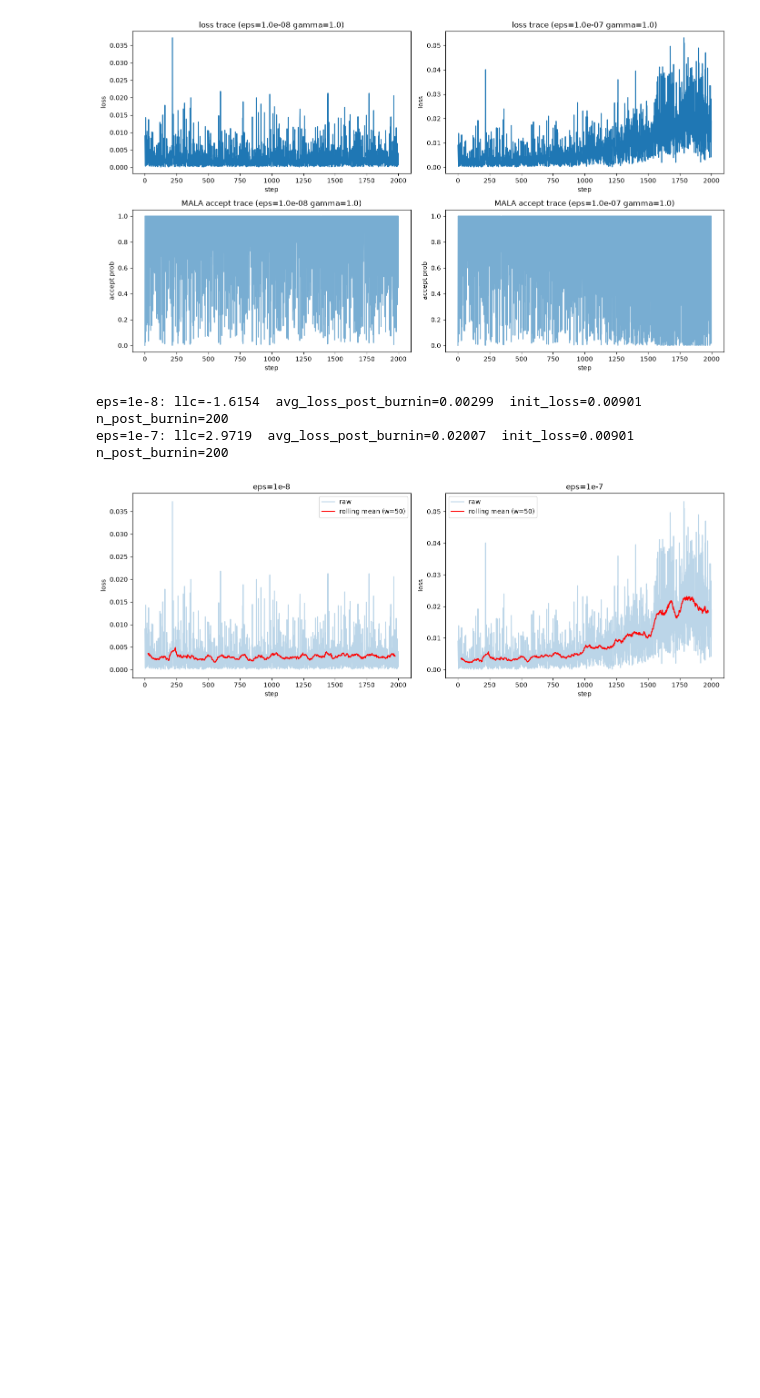
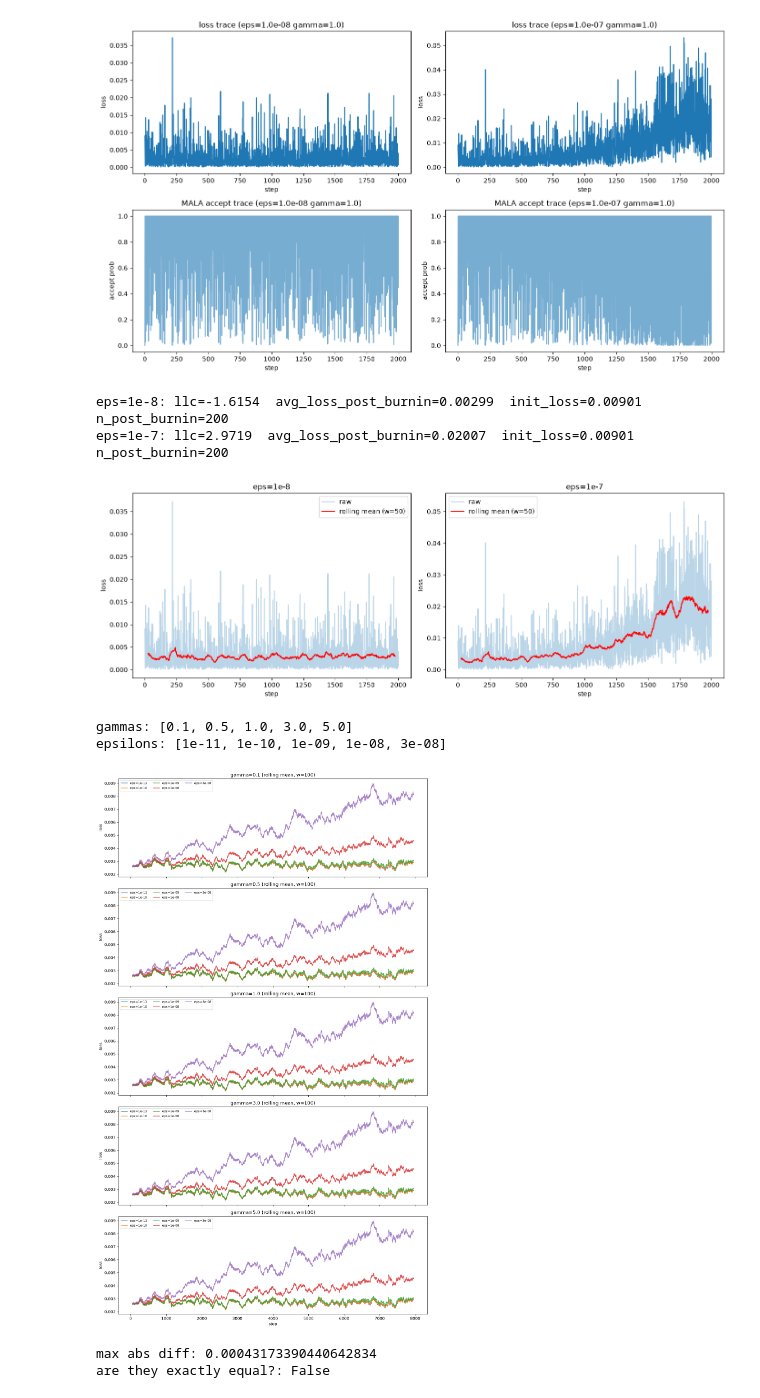
Before and after one commit to shiryu-nakano/dsb-llc-reproduction, a Jupyter notebook: plots_DSB_reproductin.ipynb, the cells around one changed output. Drawn from its saved outputs; the diff is of its cells as text; code cells hidden in the pictures; blank space fills up the shorter version.

```diff
--- a/plots_DSB_reproductin.ipynb
+++ b/plots_DSB_reproductin.ipynb
@@ -310,3 +310,76 @@ plt.tight_layout()
 plt.show()
 # %% [output]
 [figure]
+# %%
+import json
+import numpy as np
+import matplotlib.pyplot as plt
+from pathlib import Path
+
+ROOT = Path("/home/nakano/server/calibration_results_vision_overnight")
+
+records = []
+for subdir in ROOT.iterdir():
+    f = subdir / "calib_convnext-atto.json"
+    if f.exists():
+        d = json.load(open(f))
+        records.extend(d["records"])
+
+# gamma, epsilon でアクセスできる辞書に整理
+by_key = {(r["gamma"], r["epsilon"]): r for r in records}
+gammas = sorted(set(r["gamma"] for r in records))
+epsilons = sorted(set(r["epsilon"] for r in records))
+
+print("gammas:", gammas)
+print("epsilons:", epsilons)
+
+def rolling_mean(x, window=100):
+    x = np.array(x)
+    return np.convolve(x, np.ones(window)/window, mode='valid')
+
+fig, axes = plt.subplots(len(gammas), 1, figsize=(12, 4*len(gammas)), sharex=True)
+
+for i, gamma in enumerate(gammas):
+    ax = axes[i]
+    for eps in epsilons:
+        key = (gamma, eps)
+        if key not in by_key:
+            continue
+        trace = np.array(by_key[key]["loss_trace"])
+        rm = rolling_mean(trace, window=100)
+        ax.plot(np.arange(len(rm)) + 50, rm, label=f"eps={eps:.0e}", alpha=0.8)
+    ax.set_title(f"gamma={gamma} (rolling mean, w=100)")
+    ax.set_ylabel("loss")
+    ax.legend(fontsize=8, ncol=3)
+
+axes[-1].set_xlabel("step")
+plt.tight_layout()
+plt.show()
+# %% [output]
+gammas: [0.1, 0.5, 1.0, 3.0, 5.0]
+epsilons: [1e-11, 1e-10, 1e-09, 1e-08, 3e-08]
+[figure, added]
+# %%
+
+import json
+import numpy as np
+from pathlib import Path
+
+ROOT = Path("/home/nakano/server/calibration_results_vision_overnight")
+records = []
+for subdir in ROOT.iterdir():
+    f = subdir / "calib_convnext-atto.json"
+    if f.exists():
+        records.extend(json.load(open(f))["records"])
+
+by_key = {(r["gamma"], r["epsilon"]): r for r in records}
+
+trace_g01 = np.array(by_key[(0.1, 1e-9)]["loss_trace"])
+trace_g50 = np.array(by_key[(5.0, 1e-9)]["loss_trace"])
+
+diff = trace_g01 - trace_g50
+print("max abs diff:", np.abs(diff).max())
+print("are they exactly equal?:", np.array_equal(trace_g01, trace_g50))
+# %% [output]
+max abs diff: 0.00043173390440642834
+are they exactly equal?: False
```
Also changed, not shown: parts of 4 cells of this notebook, 33 other files.
